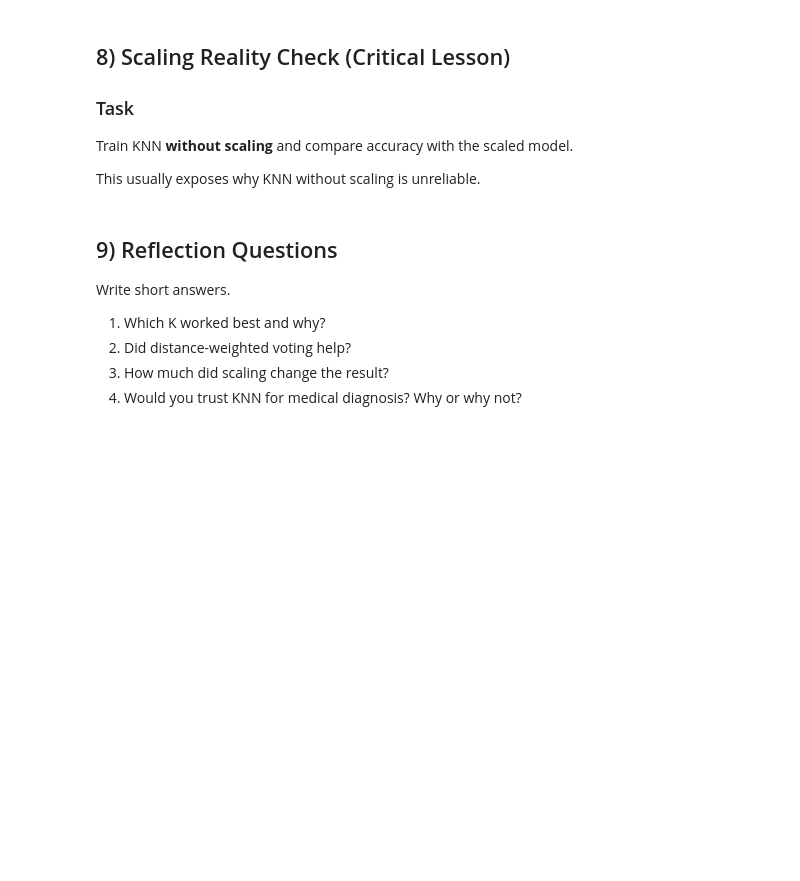
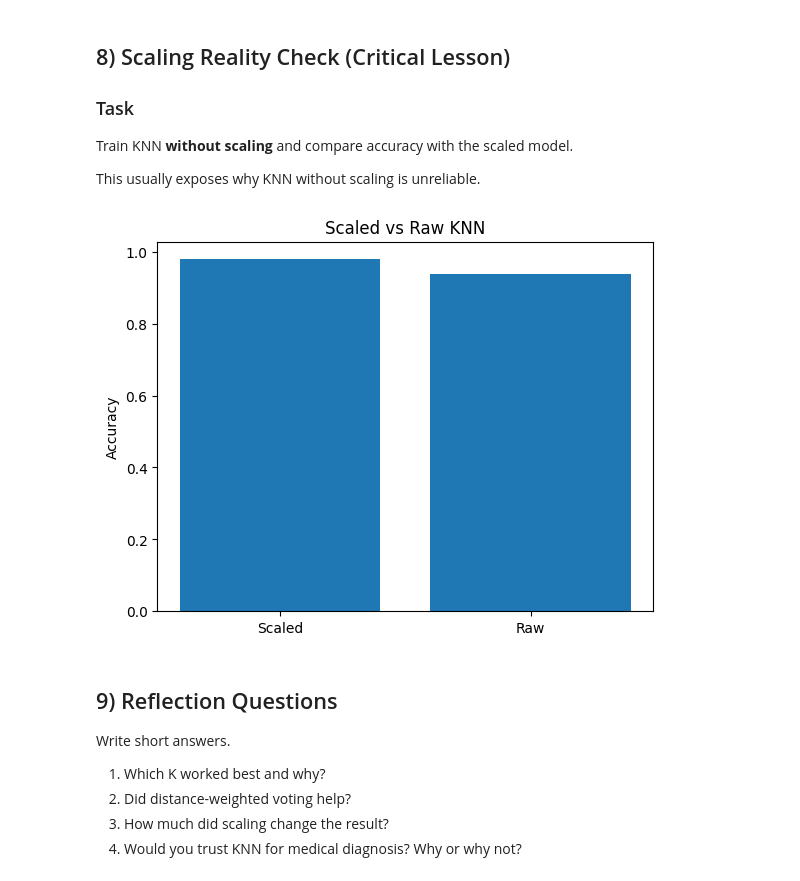
Before and after one commit to habib-153/AI-ML, a Jupyter notebook: M17_Practice_on_KNN.ipynb, the cells around one changed output. Cells and saved outputs as stored; diff of their text form; code cells hidden in the pictures; blank space fills up the shorter version.

```diff
--- a/M17_Practice_on_KNN.ipynb
+++ b/M17_Practice_on_KNN.ipynb
@@ -163,11 +226,11 @@ Store results in a DataFrame.
 # %%
 # TODO: Compare different KNN settings
 # Hints:
-# settings = [
-#   ("Euclidean uniform", KNeighborsClassifier(n_neighbors=best_k, metric="minkowski", p=2, weights="uniform")),
-#   ("Manhattan uniform", KNeighborsClassifier(n_neighbors=best_k, metric="minkowski", p=1, weights="uniform")),
-#   ("Euclidean distance-weighted", KNeighborsClassifier(n_neighbors=best_k, metric="minkowski", p=2, weights="distance"))
-# ]
+settings = [
+   ("Euclidean uniform", KNeighborsClassifier(n_neighbors=best_k, metric="minkowski", p=2, weights="uniform")),
+   ("Manhattan uniform", KNeighborsClassifier(n_neighbors=best_k, metric="minkowski", p=1, weights="uniform")),
+   ("Euclidean distance-weighted", KNeighborsClassifier(n_neighbors=best_k, metric="minkowski", p=2, weights="distance"))
+ ]
 
 # TODO: For each setting:
 # - Build pipeline with scaler
@@ -175,4 +238,12 @@ Store results in a DataFrame.
 # - Compute accuracy
 # - Append to list and show DataFrame
 
-# YOUR CODE HERE
+rows = []
+for name, knn in settings:
+  model = Pipeline([('scaler', StandardScaler()), ('knn', knn)])
+  model.fit(X_train, y_train)
+  model.predict(X_test)
+  acc = accuracy_score(y_test, y_pred)
+  rows.append([name, acc])
+
+pd.DataFrame(rows, columns=['Settings', 'Accuracy']).sort_values("Accuracy", ascending=False)
@@ -186,14 +262,19 @@ This usually exposes why KNN without scaling is unreliable.
 # %%
 # TODO: Train KNN without scaling
 # Hint:
-# knn_raw = KNeighborsClassifier(n_neighbors=best_k)
-# knn_raw.fit(X_train, y_train)
-# pred_raw = knn_raw.predict(X_test)
-# acc_raw = accuracy_score(y_test, pred_raw)
+knn_raw = KNeighborsClassifier(n_neighbors=best_k)
+knn_raw.fit(X_train, y_train)
+pred_raw = knn_raw.predict(X_test)
+acc_raw = accuracy_score(y_test, pred_raw)
 
 # TODO: Compare with scaled accuracy
-
-# YOUR CODE HERE
+plt.figure()
+plt.bar(["Scaled", "Raw"], [acc, acc_raw])
+plt.ylabel("Accuracy")
+plt.title("Scaled vs Raw KNN")
+plt.show()
+# %% [output]
+[figure, added]
 # %% [markdown]
 ## 9) Reflection Questions
 
```
Also changed, not shown: parts of 12 cells of this notebook.
